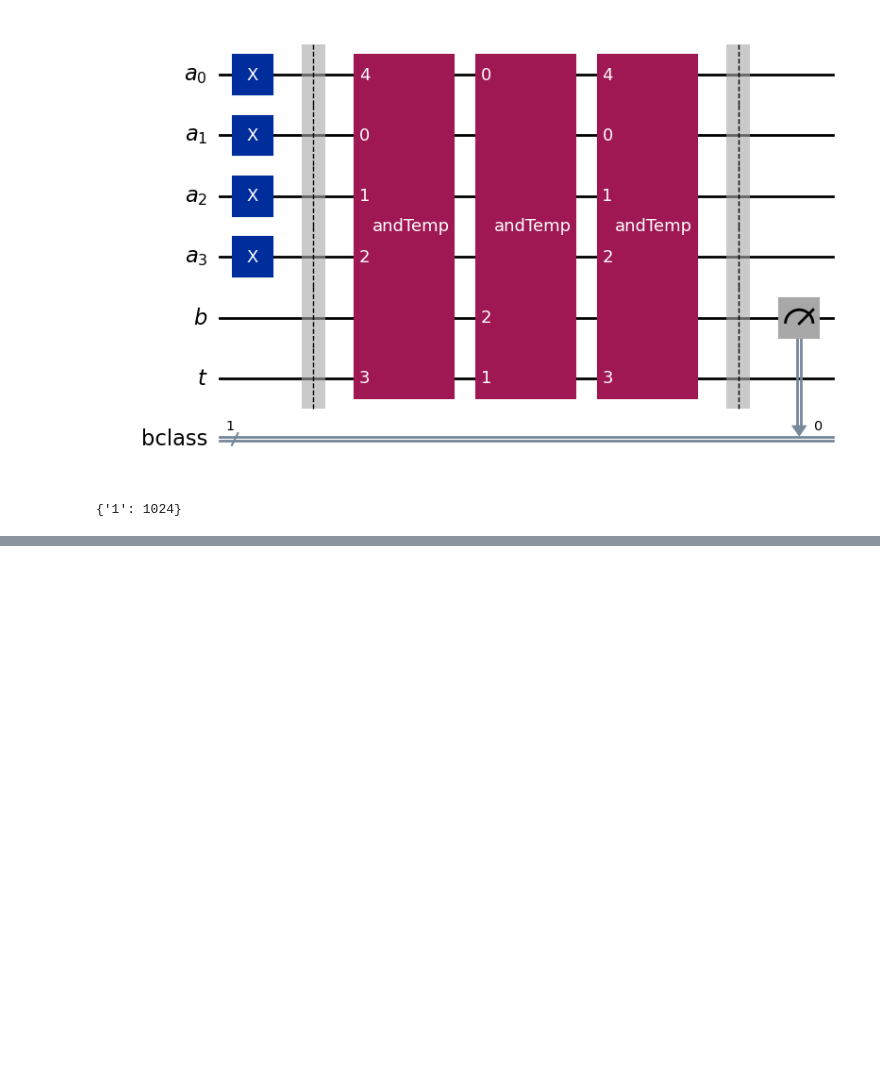
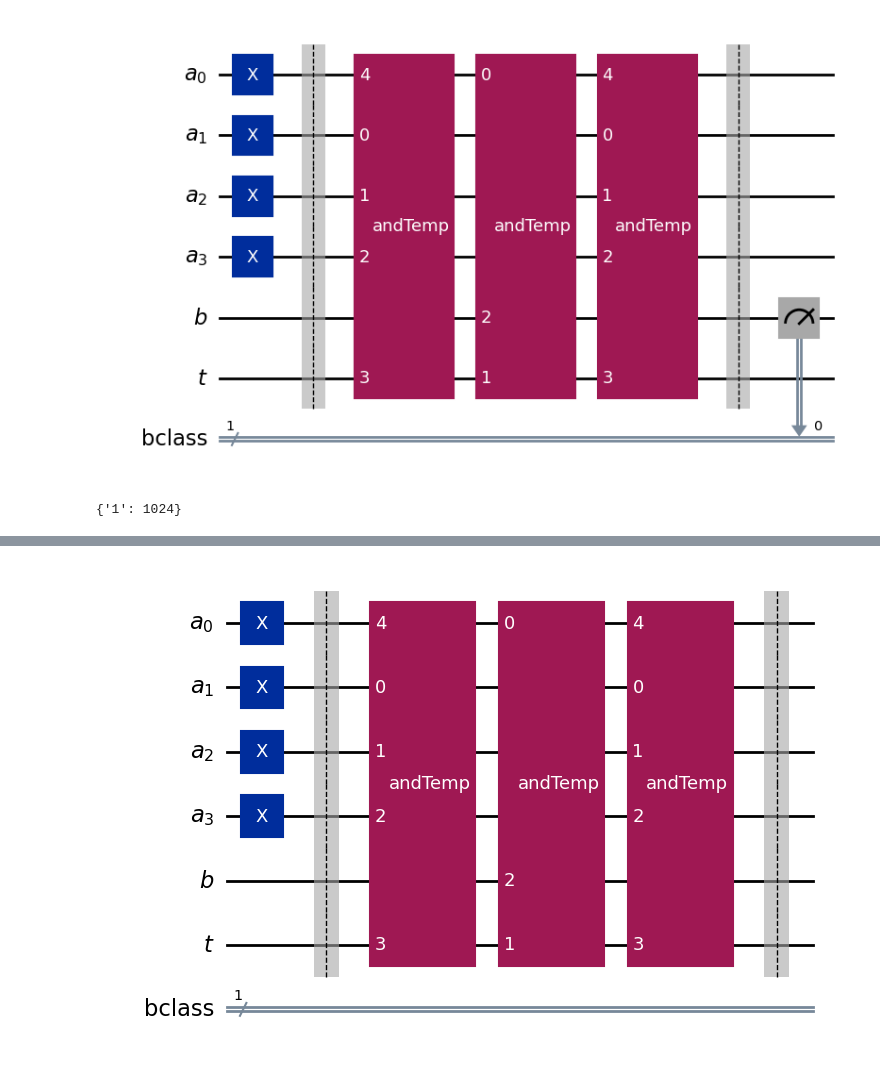
Before and after one commit to cesar-garza01/quantum-algorithms, a Jupyter notebook: Efficient_AND_updated.ipynb, the cells around one changed output, grey strips where cells are left out. Drawn from its saved outputs; the diff is of its cells as text; code cells hidden in the pictures; blank space fills up the shorter version.

```diff
--- a/Efficient_AND_updated.ipynb
+++ b/Efficient_AND_updated.ipynb
@@ -220,0 +371,83 @@ plot_distribution(counts)
+# %%
+# Re-do the And quantum circuit without measurements
+
+n = 4
+control = False
+
+A = QuantumRegister(n,"a")
+B = QuantumRegister(1,"b")
+T = QuantumRegister(1,"t")
+B_C = ClassicalRegister(1,"bclass")
+
+seed_a = '1111'
+seed_b = '0'
+seed_t = '0'
+            # Expect B = |1>
+
+andCirc = QuantumCircuit(A,B,T,B_C)
+
+seed_a = list(map(int, list(seed_a)))[::-1] # Rearrange the initial values in reverse order according to Qiskit convention
+
+# encode the value of register a
+for bit in range(len(seed_a)):
+    if seed_a[bit] == 1:
+        andCirc.x(A[bit])
+
+# Repeat the process for the initial value of register b
+seed_b = list(map(int, list(seed_b)))[::-1]
+
+# encode the value of register b
+for bit in range(len(seed_b)):
+    if seed_b[bit] == 1:
+        andCirc.x(B[bit])
+
+# Repeat the process for the initial value of register c
+seed_t = list(map(int, list(seed_t)))[::-1]
+
+# encode the value of register c
+for bit in range(len(seed_t)):
+    if seed_t[bit] == 1:
+        andCirc.x(T[bit])
+
+andCirc.barrier()
+
+if n == 1:
+    andCirc.cx(A[0],B[0])
+
+elif n== 2:
+    andCirc.ccx(A[1],A[0],B[0])
+
+else:
+
+    if n%2 == 1:
+        k = math.floor(n/2)
+        j = k-1
+        AndTempGate = create_andTemp_gate(k+1,control)
+        D = A[0:j+1] + T[:] # create lower register with T[0] as highest-order qubit
+
+
+        andCirc.append(AndTempGate, A[k:n]+T[:]+A[0:j])
+        andCirc.append(AndTempGate, D[:]+B[:]+A[k:k+j])
+        andCirc.append(AndTempGate, A[k:n]+T[:]+A[0:j])
+
+
+    else:
+        k = math.floor(n/2) - 1
+        j = k-1
+        AndTempGate1 = create_andTemp_gate(k+2,control)
+        AndTempGate2 = create_andTemp_gate(k+1,control)
+        D = A[0:j+1] + T[:] # create lower register with T[0] as highest-order qubit
+
+
+        andCirc.append(AndTempGate1, A[k:n]+T[:]+A[0:j+1])
+        andCirc.append(AndTempGate2, D[:]+B[:]+A[k:k+j])
+        andCirc.append(AndTempGate1, A[k:n]+T[:]+A[0:j+1])
+
+
+
+
+andCirc.barrier()
+
+andCirc.draw(output='mpl')
+# %% [output]
+[figure, added]
```
Also changed, not shown: parts of 26 cells of this notebook.
